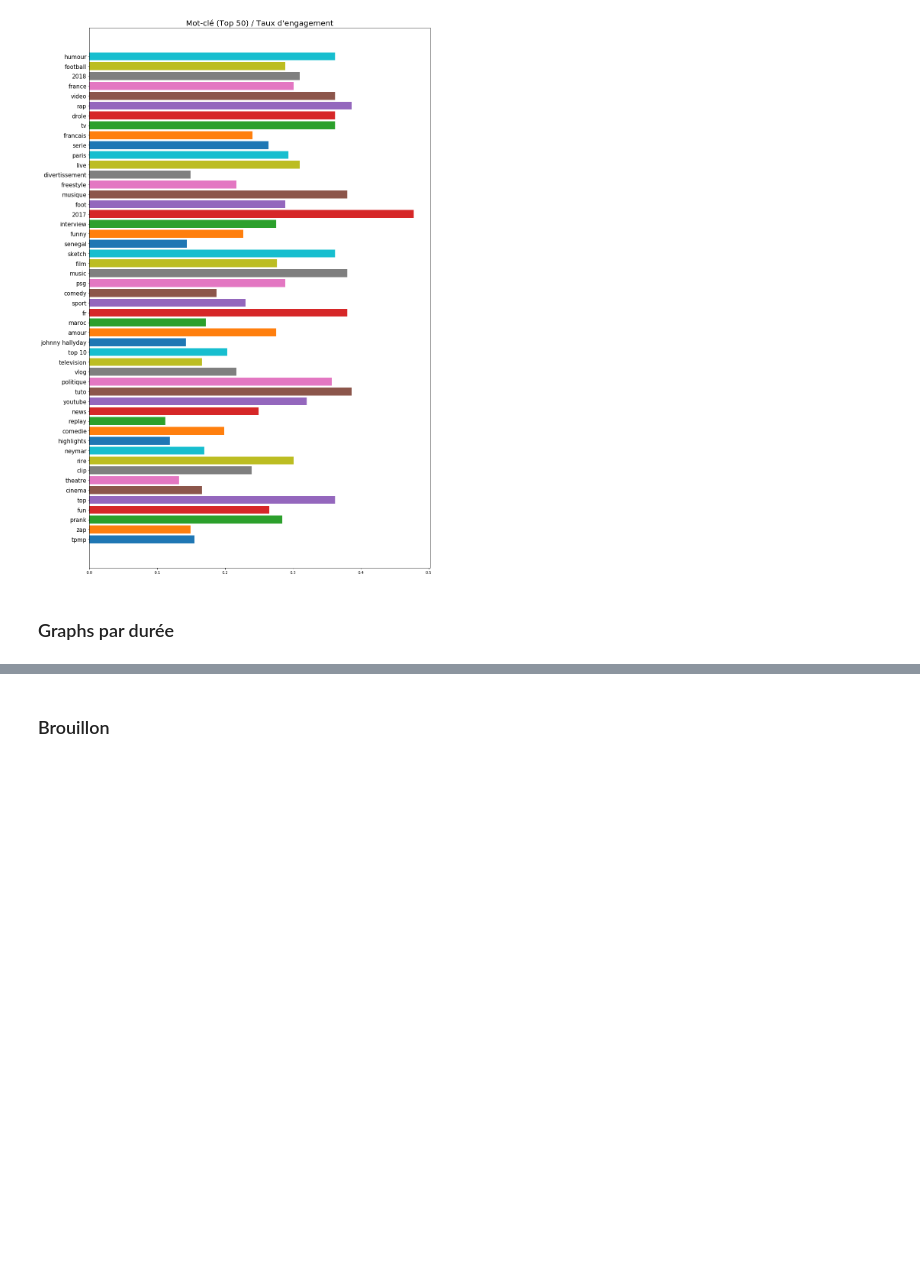
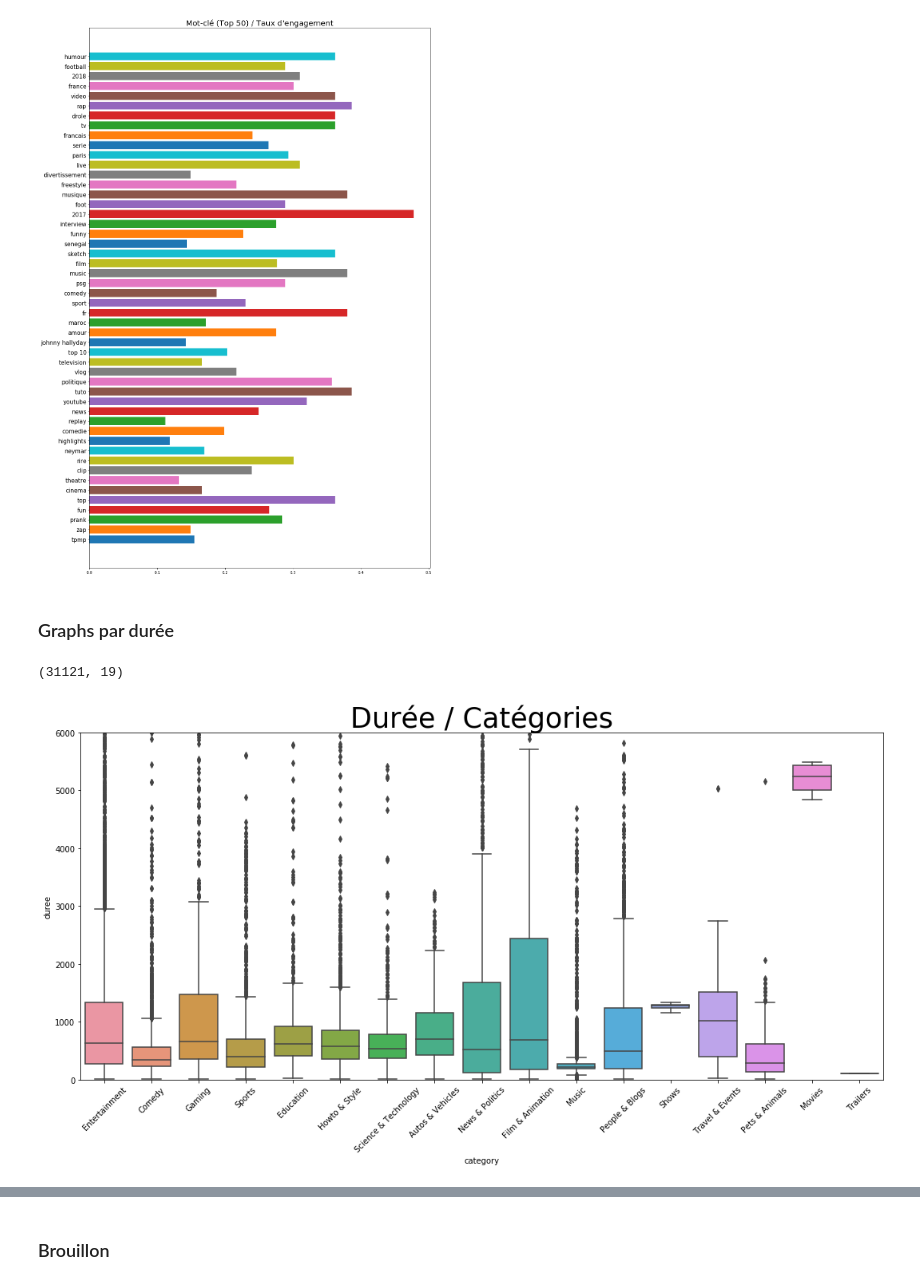
Before and after one commit to DROMZEE/Youtube-Predictor, a Jupyter notebook: projet_fred.ipynb, the cells around one changed output, grey strips where cells are left out. Cells and saved outputs as stored; diff of their text form; code cells hidden in the pictures; blank space fills up the shorter version.

```diff
--- a/projet_fred.ipynb
+++ b/projet_fred.ipynb
@@ -342,3 +354,24 @@ plt.show()
 [figure]
 # %% [markdown]
 ### Graphs par durée
+# %%
+df_duree = data_fr.copy()
+# %%
+df_duree = df_duree[~df_duree["duree"].isnull()]
+df_duree = df_duree[~df_duree["category"].isnull()]
+# %%
+df_duree.shape
+# %% [output]
+(31121, 19)
+# %%
+plt.figure(figsize=(18,8))
+
+sns.boxplot(data=df_duree, x="category", y="duree")
+
+plt.xticks(rotation=45)
+plt.ylim(0, 6000)
+plt.title("Durée / Catégories", fontsize=35)
+
+plt.show()
+# %% [output]
+[figure, added]
```
Also changed, not shown: parts of 4 cells of this notebook.
